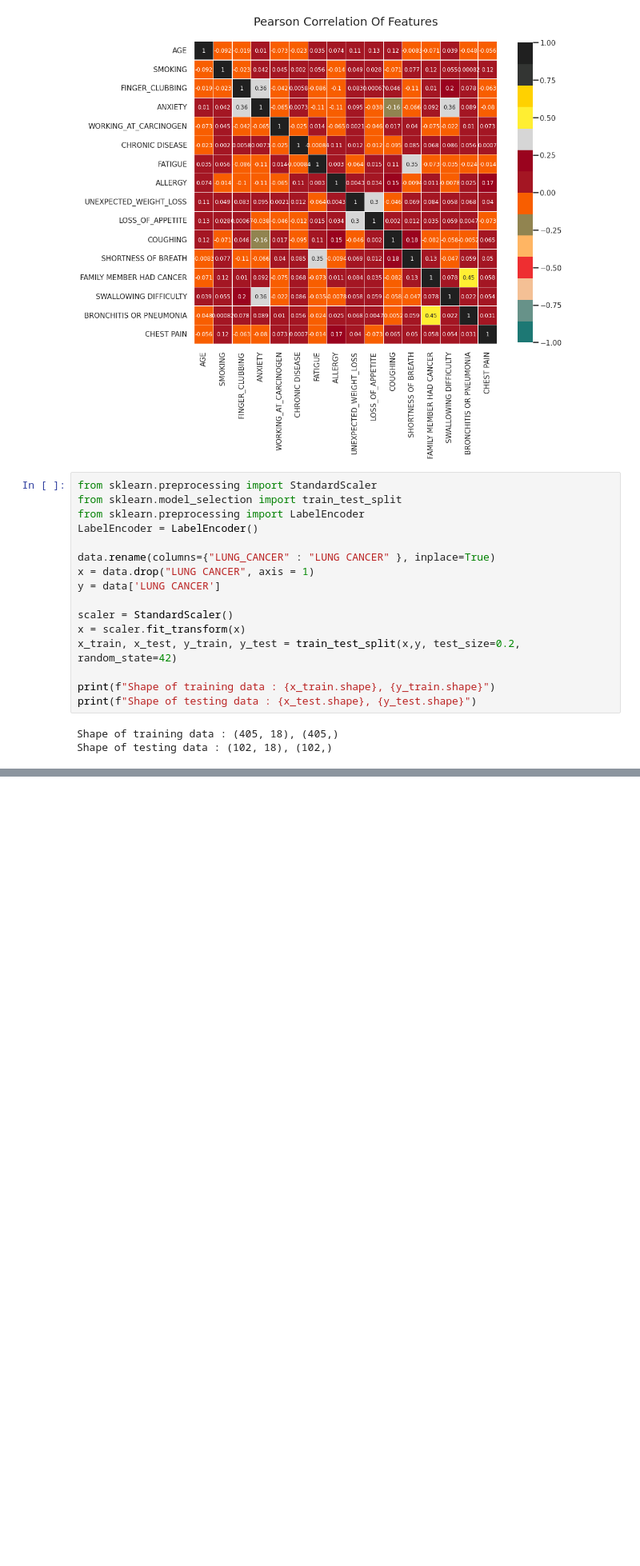
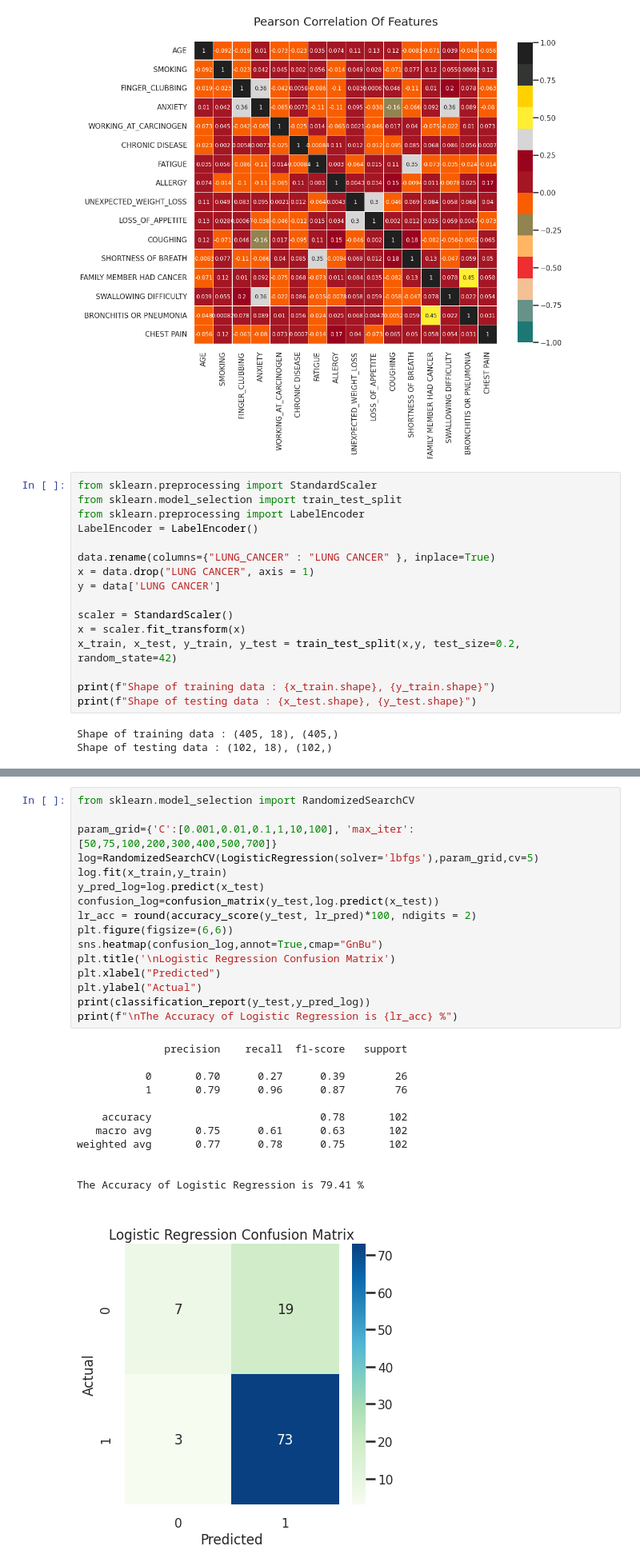
Before and after one commit to tanzina-islam/Lung_Cancer_Prediction_Using_ML, a Jupyter notebook: Lung_Cancer_Prediction.ipynb, the cells around one changed output, grey strips where cells are left out. Shown at 80% size. Saved outputs shown, nothing was run; the diff lists cells and outputs as text; blank space fills up the shorter version.

```diff
--- a/Lung_Cancer_Prediction.ipynb
+++ b/Lung_Cancer_Prediction.ipynb
@@ -272,0 +270,29 @@ The Accuracy of Decision Tree Classification is 77.45 %
+# %%
+from sklearn.model_selection import RandomizedSearchCV
+
+param_grid={'C':[0.001,0.01,0.1,1,10,100], 'max_iter':[50,75,100,200,300,400,500,700]}
+log=RandomizedSearchCV(LogisticRegression(solver='lbfgs'),param_grid,cv=5)
+log.fit(x_train,y_train)
+y_pred_log=log.predict(x_test)
+confusion_log=confusion_matrix(y_test,log.predict(x_test))
+lr_acc = round(accuracy_score(y_test, lr_pred)*100, ndigits = 2)
+plt.figure(figsize=(6,6))
+sns.heatmap(confusion_log,annot=True,cmap="GnBu")
+plt.title('\nLogistic Regression Confusion Matrix')
+plt.xlabel("Predicted")
+plt.ylabel("Actual")
+print(classification_report(y_test,y_pred_log))
+print(f"\nThe Accuracy of Logistic Regression is {lr_acc} %")
+# %% [output]
+              precision    recall  f1-score   support
+
+           0       0.70      0.27      0.39        26
+           1       0.79      0.96      0.87        76
+
+    accuracy                           0.78       102
+   macro avg       0.75      0.61      0.63       102
+weighted avg       0.77      0.78      0.75       102
+
+
+The Accuracy of Logistic Regression is 79.41 %
+[figure, added]
```
Also changed, not shown: parts of 14 cells of this notebook.
